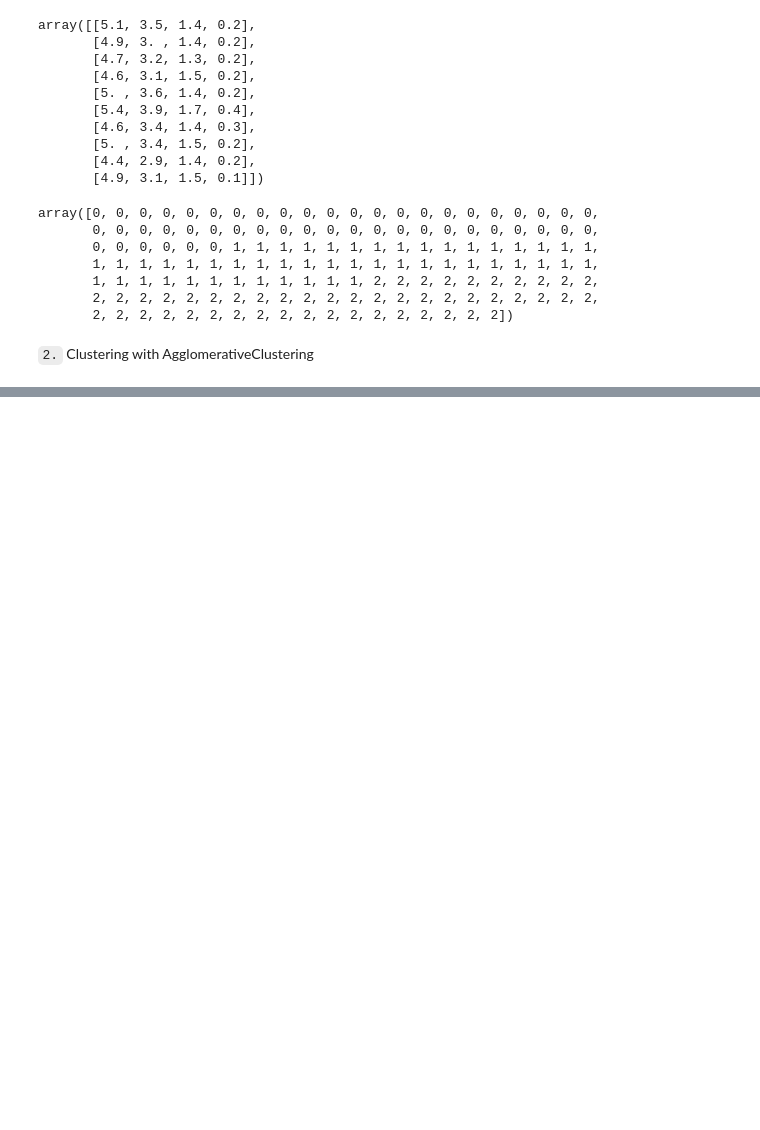
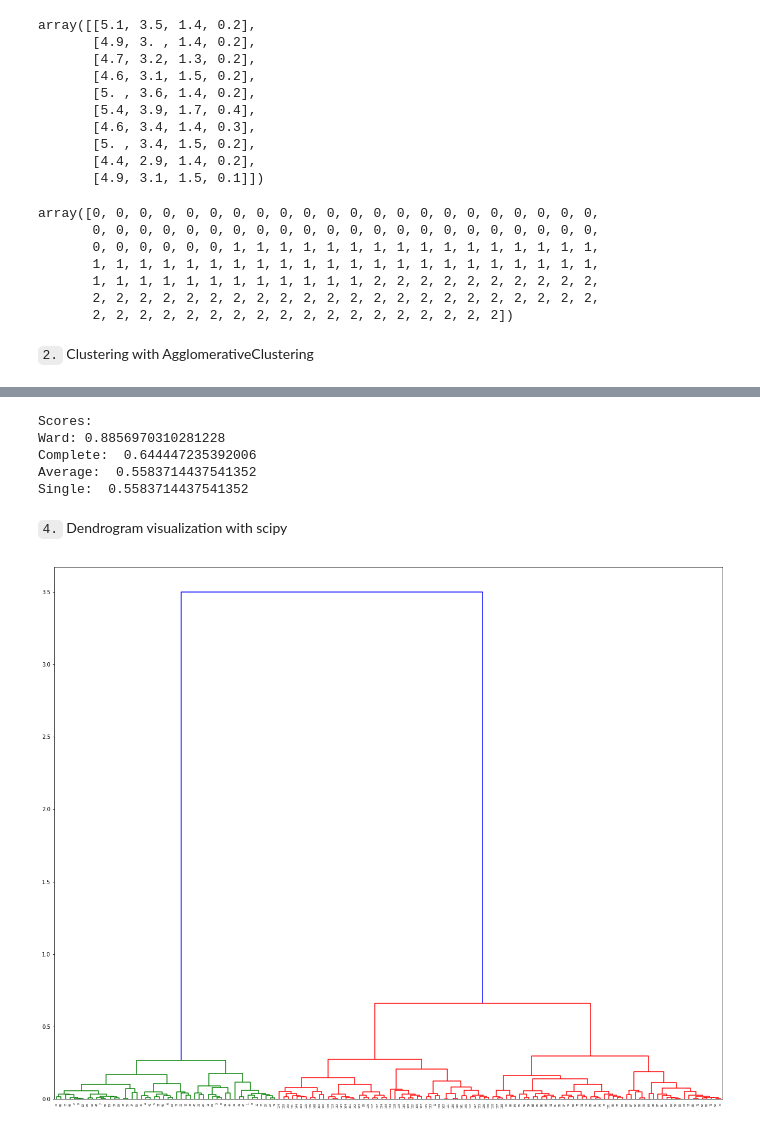
Before and after one commit to sclkan/ML-Study-Notes, a Jupyter notebook: unsupervised_learning_notes.ipynb, the cells around one changed output, grey strips where cells are left out. Drawn from its saved outputs; the diff is of its cells as text; code cells hidden in the pictures; blank space fills up the shorter version.

Commit message:
Add dendrogram

```diff
--- a/unsupervised_learning_notes.ipynb
+++ b/unsupervised_learning_notes.ipynb
@@ -347,0 +386,5 @@ s_pred = single.fit_predict(iris.data)
+# %%
+from sklearn.preprocessing import normalize
+
+normalized_X = normalize(iris.data)
+normalized_X[:10]
@@ -347,0 +402,46 @@ s_pred = single.fit_predict(iris.data)
+# %%
+#Redo the clustering
+ward = AgglomerativeClustering(n_clusters=3)
+ward_pred = ward.fit_predict(normalized_X)
+
+complete = AgglomerativeClustering(n_clusters=3, linkage='complete')
+c_pred = complete.fit_predict(normalized_X)
+
+average = AgglomerativeClustering(n_clusters=3, linkage='average')
+a_pred = average.fit_predict(normalized_X)
+
+single = AgglomerativeClustering(n_clusters=3, linkage='single')
+s_pred = single.fit_predict(normalized_X)
+
+#AR score
+ward_ar_score = adjusted_rand_score(iris.target, ward_pred)
+c_ar_score = adjusted_rand_score(iris.target, c_pred)
+a_ar_score = adjusted_rand_score(iris.target, a_pred)
+s_ar_score = adjusted_rand_score(iris.target, s_pred)
+
+#Display the scores
+print( "Scores: \nWard:", ward_ar_score,"\nComplete: ", c_ar_score, "\nAverage: ", a_ar_score, '\nSingle: ', s_ar_score)
+# %% [output]
+Scores:
+Ward: 0.8856970310281228
+Complete:  0.644447235392006
+Average:  0.5583714437541352
+Single:  0.5583714437541352
+# %% [markdown]
+`4.` Dendrogram visualization with scipy
+# %%
+#Call and define the linkage library
+from scipy.cluster.hierarchy import linkage
+
+linkage_type = 'ward'
+
+linkage_matrix = linkage(normalized_X, linkage_type)
+# %%
+#Plot the dendrogram
+from scipy.cluster.hierarchy import dendrogram
+import matplotlib.pyplot as plt
+plt.figure(figsize=[22,18])
+
+dendrogram(linkage_matrix);
+# %% [output]
+[figure, added]
```
Also changed, not shown: parts of 9 cells of this notebook.
